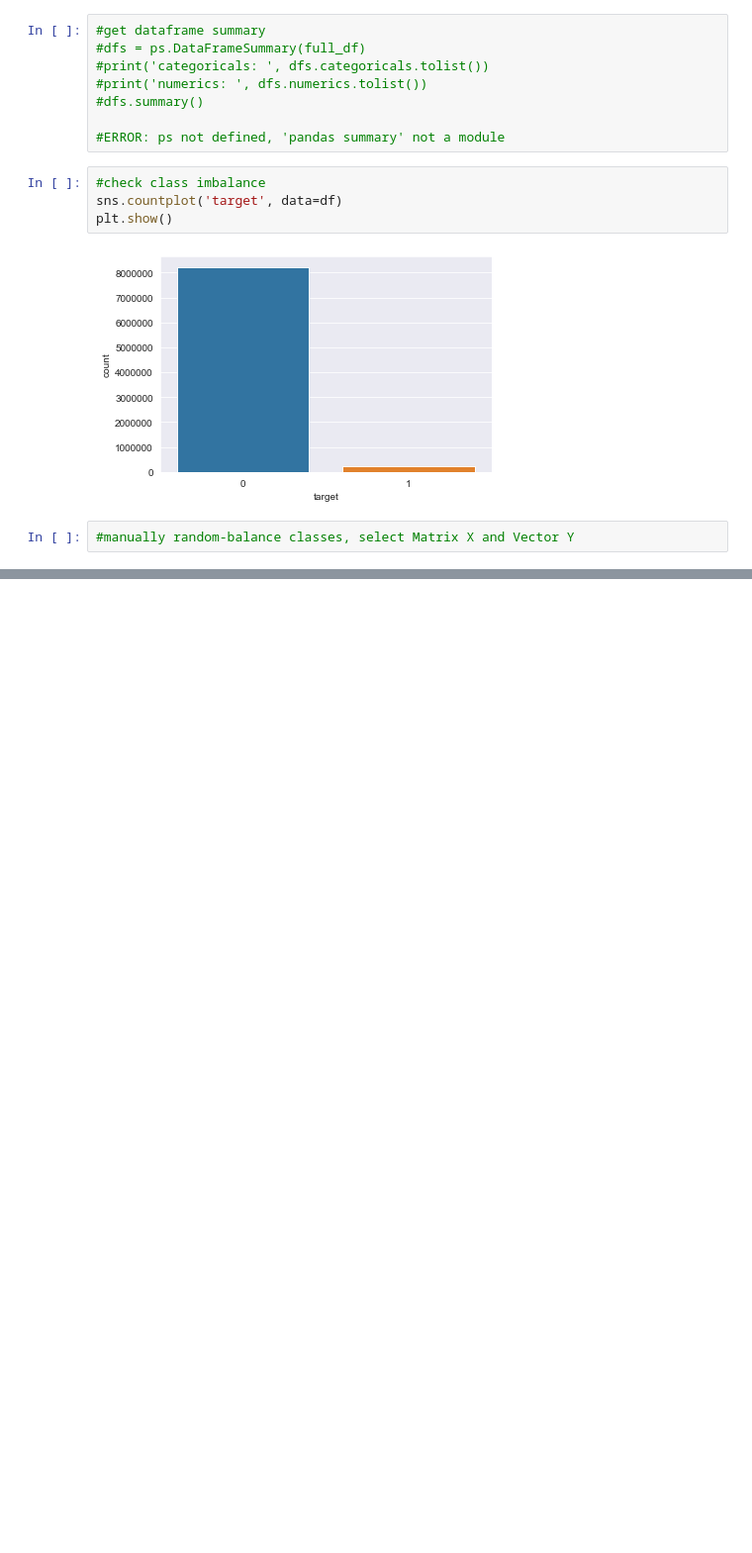
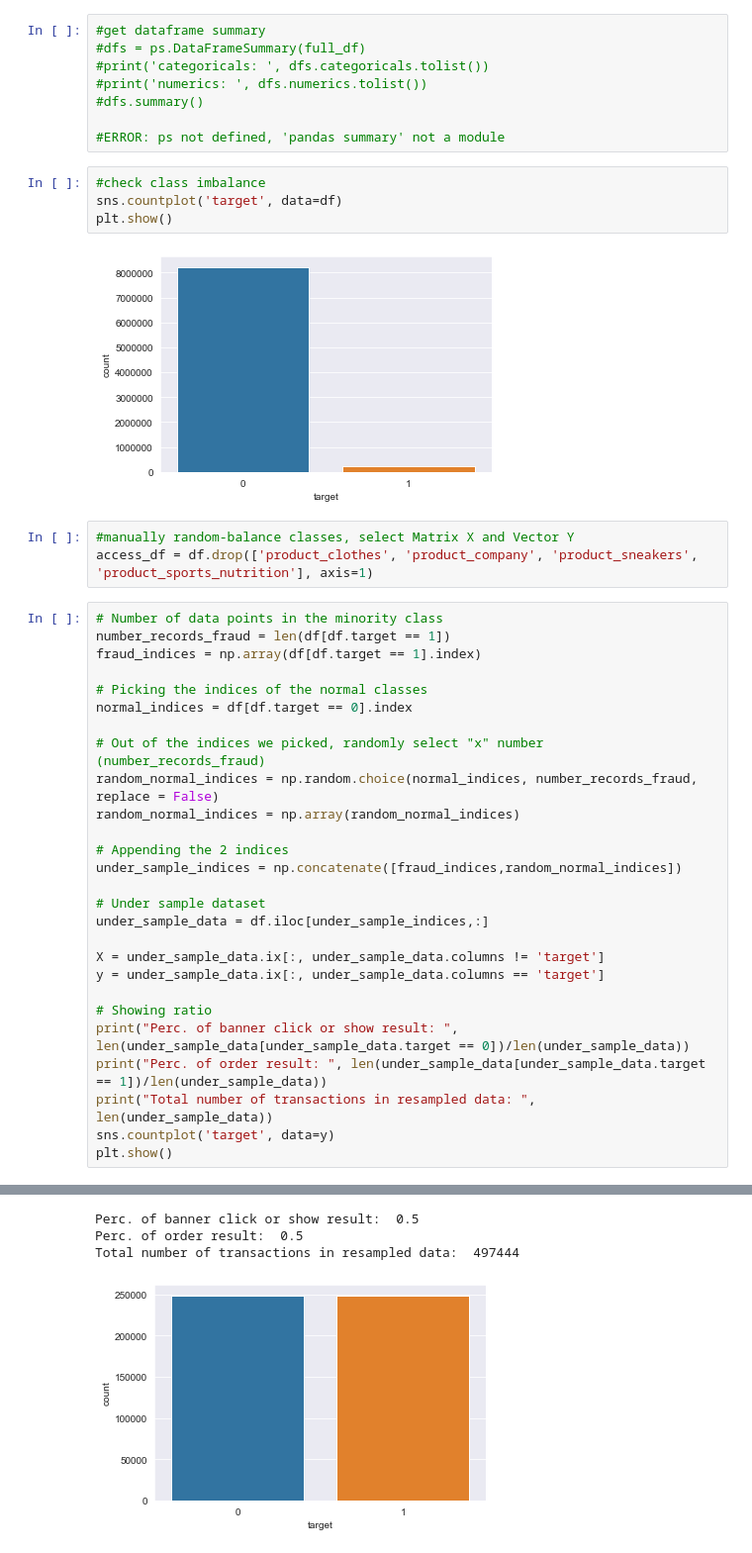
Before and after one commit to befowle/AB_Testing, a Jupyter notebook: ab_testing.ipynb, the cells around one changed output, grey strips where cells are left out. Shown: that part at 99% size. Saved outputs shown, nothing was run; the diff lists cells and outputs as text; blank space fills up the shorter version.

Commit message:
randomly select datapoints to balance classes

```diff
--- a/ab_testing.ipynb
+++ b/ab_testing.ipynb
@@ -298,3 +298,32 @@ plt.show()
 [figure]
 # %%
 #manually random-balance classes, select Matrix X and Vector Y
+access_df = df.drop(['product_clothes', 'product_company', 'product_sneakers', 'product_sports_nutrition'], axis=1)
+# %%
+# Number of data points in the minority class
+number_records_fraud = len(df[df.target == 1])
+fraud_indices = np.array(df[df.target == 1].index)
+
+# Picking the indices of the normal classes
+normal_indices = df[df.target == 0].index
+
+# Out of the indices we picked, randomly select "x" number (number_records_fraud)
+random_normal_indices = np.random.choice(normal_indices, number_records_fraud, replace = False)
+random_normal_indices = np.array(random_normal_indices)
+
+# Appending the 2 indices
+under_sample_indices = np.concatenate([fraud_indices,random_normal_indices])
+
+# Under sample dataset
+under_sample_data = df.iloc[under_sample_indices,:]
+
+X = under_sample_data.ix[:, under_sample_data.columns != 'target']
+y = under_sample_data.ix[:, under_sample_data.columns == 'target']
+
+# Showing ratio
+print("Perc. of banner click or show result: ", len(under_sample_data[under_sample_data.target == 0])/len(under_sample_data))
+print("Perc. of order result: ", len(under_sample_data[under_sample_data.target == 1])/len(under_sample_data))
+print("Total number of transactions in resampled data: ", len(under_sample_data))
+sns.countplot('target', data=y)
+plt.show()
+# %% [output]
@@ -300,0 +349,4 @@ plt.show()
+Perc. of banner click or show result:  0.5
+Perc. of order result:  0.5
+Total number of transactions in resampled data:  497444
+[figure, added]
```
Also changed, not shown: parts of 1 cell of this notebook.
